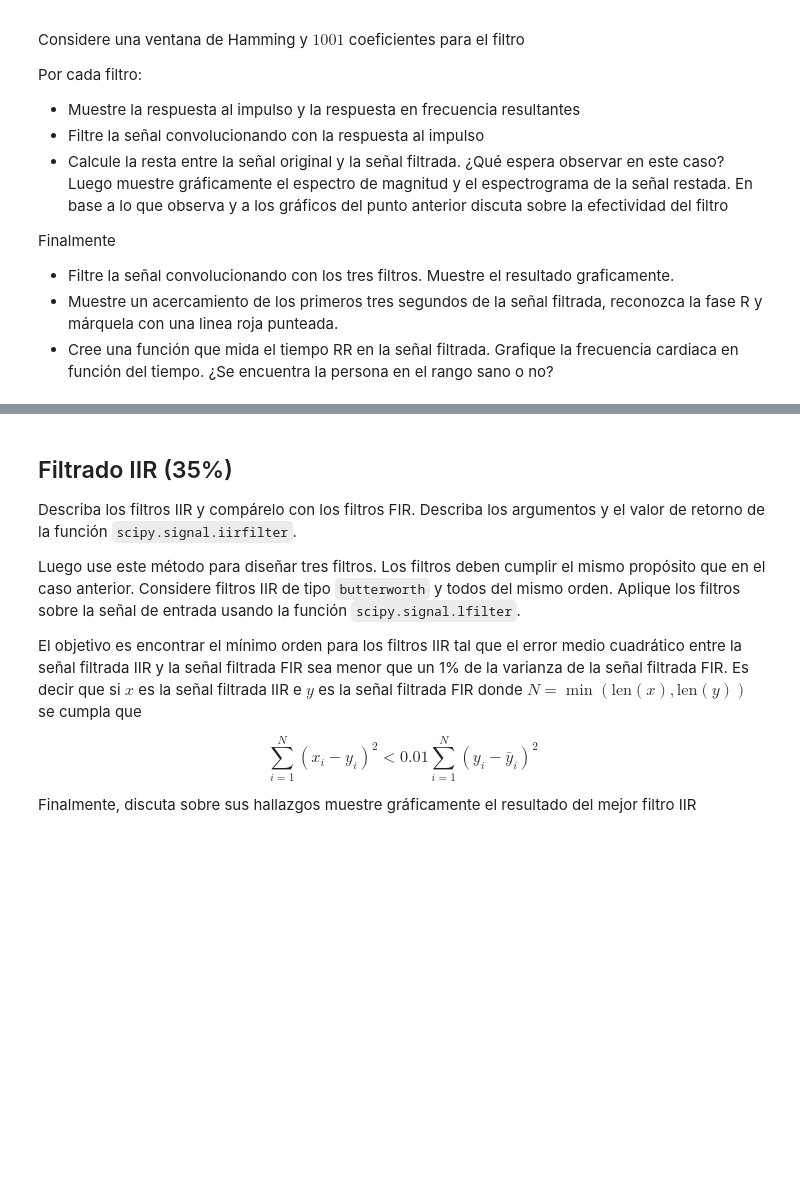
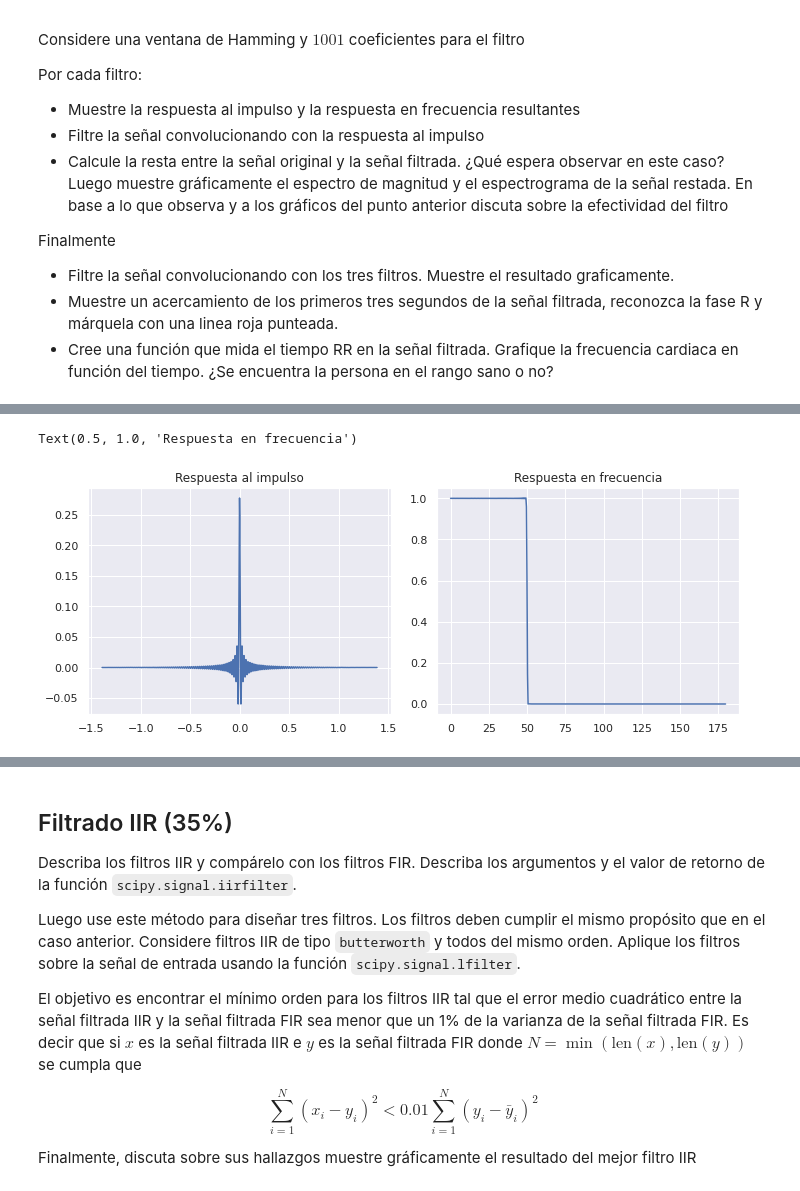
Before and after one commit to Rickiwasho/Analisis-sistemas-lineales, a Jupyter notebook: docs/tarea2/tarea2_info183.ipynb, the cells around one changed output, grey strips where cells are left out. Cells and saved outputs as stored; diff of their text form; code cells hidden in the pictures; blank space fills up the shorter version.

Commit message:
filtrado fir

```diff
--- a/docs/tarea2/tarea2_info183.ipynb
+++ b/docs/tarea2/tarea2_info183.ipynb
@@ -239,3 +223,27 @@ Es la frecuencia de muestreo de la señal. Cada frecuencia de corte en 'cutoff'
 
 #### -h(numtaps) ndarray
 Arreglo de largo numtaps de los coeficientes del filtro FIR.
+# %%
+#Datos generales
+
+window = 'hamming'
+L = 1001
+t = np.arange(-L//2, L//2, step=1)/Fs
+# %%
+# Filtrado ruido A
+#Filtro pasa-bajo
+
+fc = 50
+h = scipy.signal.firwin(numtaps=L, cutoff=fc, window=window, pass_zero=True, fs=360)
+y = scipy.convolve(data, h, mode='same')
+freq, H = scipy.signal.freqz(h, fs=Fs)
+fig, (ax1, ax2) = plt.subplots(1,2, figsize=(10,4), tight_layout=True)
+
+ax1.plot(t,h)
+ax1.set_title('Respuesta al impulso')
+
+ax2.plot(freq, np.absolute(H))
+ax2.set_title('Respuesta en frecuencia')
+# %% [output]
+Text(0.5, 1.0, 'Respuesta en frecuencia')
+[figure, added]
```
Also changed, not shown: parts of 9 cells of this notebook, 1 other file.
